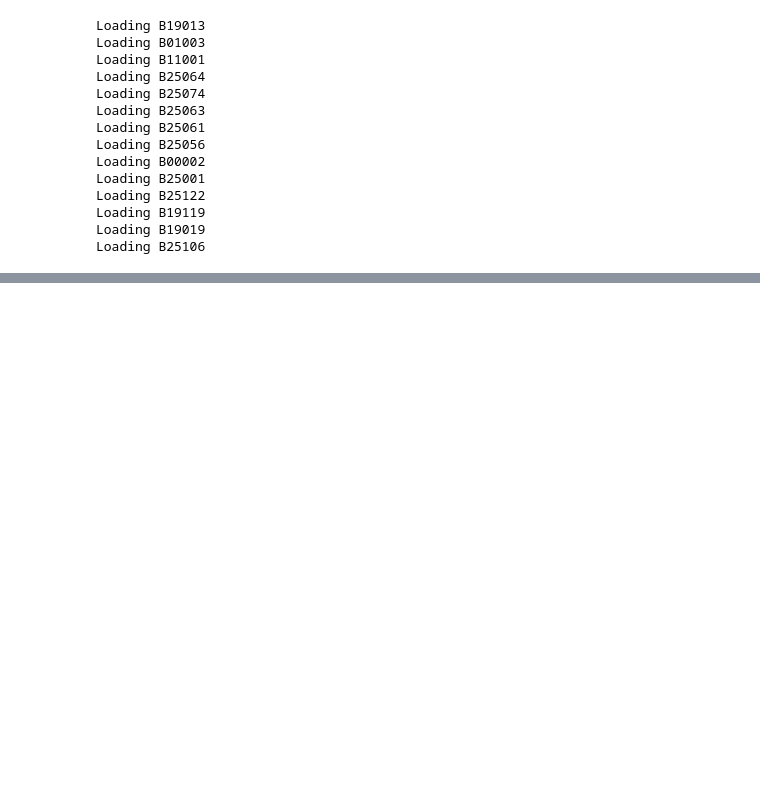
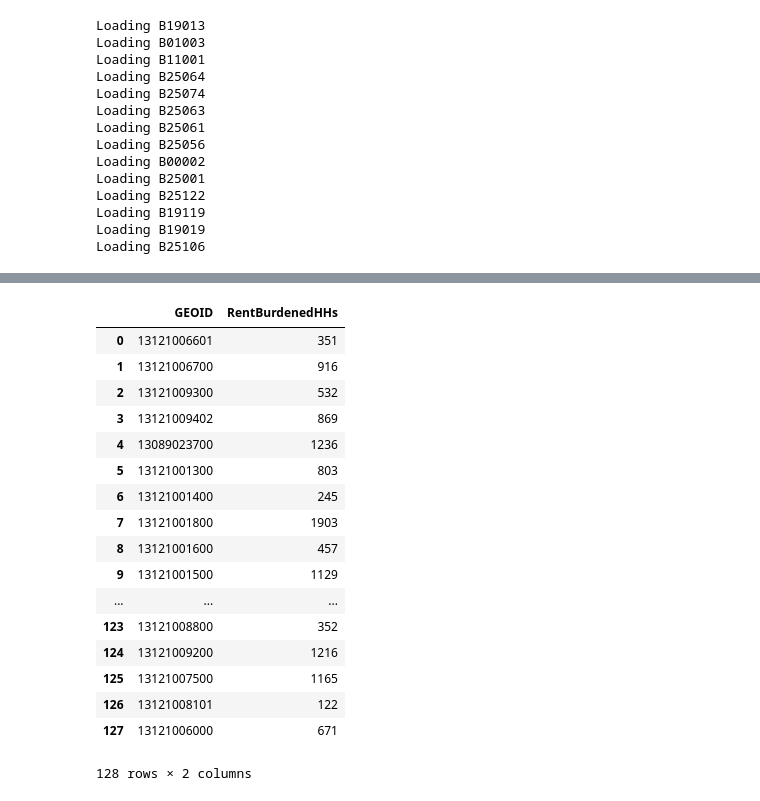
Before and after one commit to anovas2/AAHA, a Jupyter notebook: ETL/main - Alex2.ipynb, the cells around one changed output, grey strips where cells are left out. Drawn from its saved outputs; the diff is of its cells as text; code cells hidden in the pictures; blank space fills up the shorter version.

```diff
--- a/ETL/main - Alex2.ipynb
+++ b/ETL/main - Alex2.ipynb
@@ -318,0 +110,63 @@ KeyError: 1
+# %%
+
+#Pull HOUSEHOLD INCOME BY GROSS RENT AS A PERCENTAGE OF HOUSEHOLD INCOME IN THE PAST 12 MONTHS and group by year
+housingburdened = alltables['B25074']
+
+housingburdenedhhs = pd.DataFrame()
+
+# only keep the related columns
+cols_of_sum=['HOUSEHOLD INCOME BY GROSS RENT AS A PERCENTAGE OF HOUSEHOLD INCOME IN THE PAST 12 MONTHS_Estimate!!Total!!Less than $10,000',\
+       'HOUSEHOLD INCOME BY GROSS RENT AS A PERCENTAGE OF HOUSEHOLD INCOME IN THE PAST 12 MONTHS_Estimate!!Total!!Less than $10,000!!Less than 20.0 percent',\
+       'HOUSEHOLD INCOME BY GROSS RENT AS A PERCENTAGE OF HOUSEHOLD INCOME IN THE PAST 12 MONTHS_Estimate!!Total!!Less than $10,000!!20.0 to 24.9 percent',\
+       'HOUSEHOLD INCOME BY GROSS RENT AS A PERCENTAGE OF HOUSEHOLD INCOME IN THE PAST 12 MONTHS_Estimate!!Total!!Less than $10,000!!25.0 to 29.9 percent',\
+       'HOUSEHOLD INCOME BY GROSS RENT AS A PERCENTAGE OF HOUSEHOLD INCOME IN THE PAST 12 MONTHS_Estimate!!Total!!Less than $10,000!!30.0 to 34.9 percent',\
+       'HOUSEHOLD INCOME BY GROSS RENT AS A PERCENTAGE OF HOUSEHOLD INCOME IN THE PAST 12 MONTHS_Estimate!!Total!!Less than $10,000!!35.0 to 39.9 percent',\
+       'HOUSEHOLD INCOME BY GROSS RENT AS A PERCENTAGE OF HOUSEHOLD INCOME IN THE PAST 12 MONTHS_Estimate!!Total!!Less than $10,000!!40.0 to 49.9 percent',\
+       'HOUSEHOLD INCOME BY GROSS RENT AS A PERCENTAGE OF HOUSEHOLD INCOME IN THE PAST 12 MONTHS_Estimate!!Total!!Less than $10,000!!50.0 percent or more',\
+       'HOUSEHOLD INCOME BY GROSS RENT AS A PERCENTAGE OF HOUSEHOLD INCOME IN THE PAST 12 MONTHS_Estimate!!Total!!$10,000 to $19,999!!Less than 20.0 percent',\
+       'HOUSEHOLD INCOME BY GROSS RENT AS A PERCENTAGE OF HOUSEHOLD INCOME IN THE PAST 12 MONTHS_Estimate!!Total!!$10,000 to $19,999!!20.0 to 24.9 percent',\
+       'HOUSEHOLD INCOME BY GROSS RENT AS A PERCENTAGE OF HOUSEHOLD INCOME IN THE PAST 12 MONTHS_Estimate!!Total!!$10,000 to $19,999!!25.0 to 29.9 percent',\
+       'HOUSEHOLD INCOME BY GROSS RENT AS A PERCENTAGE OF HOUSEHOLD INCOME IN THE PAST 12 MONTHS_Estimate!!Total!!$10,000 to $19,999!!30.0 to 34.9 percent',\
+       'HOUSEHOLD INCOME BY GROSS RENT AS A PERCENTAGE OF HOUSEHOLD INCOME IN THE PAST 12 MONTHS_Estimate!!Total!!$10,000 to $19,999!!35.0 to 39.9 percent',\
+       'HOUSEHOLD INCOME BY GROSS RENT AS A PERCENTAGE OF HOUSEHOLD INCOME IN THE PAST 12 MONTHS_Estimate!!Total!!$10,000 to $19,999!!40.0 to 49.9 percent',\
+       'HOUSEHOLD INCOME BY GROSS RENT AS A PERCENTAGE OF HOUSEHOLD INCOME IN THE PAST 12 MONTHS_Estimate!!Total!!$10,000 to $19,999!!50.0 percent or more',\
+       'HOUSEHOLD INCOME BY GROSS RENT AS A PERCENTAGE OF HOUSEHOLD INCOME IN THE PAST 12 MONTHS_Estimate!!Total!!$20,000 to $34,999!!Less than 20.0 percent',\
+       'HOUSEHOLD INCOME BY GROSS RENT AS A PERCENTAGE OF HOUSEHOLD INCOME IN THE PAST 12 MONTHS_Estimate!!Total!!$20,000 to $34,999!!20.0 to 24.9 percent',\
+       'HOUSEHOLD INCOME BY GROSS RENT AS A PERCENTAGE OF HOUSEHOLD INCOME IN THE PAST 12 MONTHS_Estimate!!Total!!$20,000 to $34,999!!25.0 to 29.9 percent',\
+       'HOUSEHOLD INCOME BY GROSS RENT AS A PERCENTAGE OF HOUSEHOLD INCOME IN THE PAST 12 MONTHS_Estimate!!Total!!$20,000 to $34,999!!30.0 to 34.9 percent',\
+       'HOUSEHOLD INCOME BY GROSS RENT AS A PERCENTAGE OF HOUSEHOLD INCOME IN THE PAST 12 MONTHS_Estimate!!Total!!$20,000 to $34,999!!35.0 to 39.9 percent',\
+       'HOUSEHOLD INCOME BY GROSS RENT AS A PERCENTAGE OF HOUSEHOLD INCOME IN THE PAST 12 MONTHS_Estimate!!Total!!$20,000 to $34,999!!40.0 to 49.9 percent',\
+       'HOUSEHOLD INCOME BY GROSS RENT AS A PERCENTAGE OF HOUSEHOLD INCOME IN THE PAST 12 MONTHS_Estimate!!Total!!$20,000 to $34,999!!50.0 percent or more',\
+       'HOUSEHOLD INCOME BY GROSS RENT AS A PERCENTAGE OF HOUSEHOLD INCOME IN THE PAST 12 MONTHS_Estimate!!Total!!$35,000 to $49,999!!Less than 20.0 percent',\
+       'HOUSEHOLD INCOME BY GROSS RENT AS A PERCENTAGE OF HOUSEHOLD INCOME IN THE PAST 12 MONTHS_Estimate!!Total!!$35,000 to $49,999!!20.0 to 24.9 percent',\
+       'HOUSEHOLD INCOME BY GROSS RENT AS A PERCENTAGE OF HOUSEHOLD INCOME IN THE PAST 12 MONTHS_Estimate!!Total!!$35,000 to $49,999!!25.0 to 29.9 percent',\
+       'HOUSEHOLD INCOME BY GROSS RENT AS A PERCENTAGE OF HOUSEHOLD INCOME IN THE PAST 12 MONTHS_Estimate!!Total!!$35,000 to $49,999!!30.0 to 34.9 percent',\
+       'HOUSEHOLD INCOME BY GROSS RENT AS A PERCENTAGE OF HOUSEHOLD INCOME IN THE PAST 12 MONTHS_Estimate!!Total!!$35,000 to $49,999!!35.0 to 39.9 percent',\
+       'HOUSEHOLD INCOME BY GROSS RENT AS A PERCENTAGE OF HOUSEHOLD INCOME IN THE PAST 12 MONTHS_Estimate!!Total!!$35,000 to $49,999!!40.0 to 49.9 percent',\
+       'HOUSEHOLD INCOME BY GROSS RENT AS A PERCENTAGE OF HOUSEHOLD INCOME IN THE PAST 12 MONTHS_Estimate!!Total!!$35,000 to $49,999!!50.0 percent or more']
+
+# lowincomehhs = percentrentbyincome[cols_of_interest]
+housingburdenedhhs['GEOID'] = housingburdened['GEOID']
+housingburdenedhhs['RentBurdenedHHs'] = housingburdened[cols_of_sum].sum(axis=1)
+
+# clean_HUDcsv.rename(columns={'Code': 'GEOID'},inplace=True)
+housingburdenedhhs
+# %% [output]
+|  | GEOID | RentBurdenedHHs |
+| 0 | 13121006601 | 351 |
+| 1 | 13121006700 | 916 |
+| 2 | 13121009300 | 532 |
+| 3 | 13121009402 | 869 |
+| 4 | 13089023700 | 1236 |
+| 5 | 13121001300 | 803 |
+| 6 | 13121001400 | 245 |
+| 7 | 13121001800 | 1903 |
+| 8 | 13121001600 | 457 |
+| 9 | 13121001500 | 1129 |
+| ... | ... | ... |
+| 123 | 13121008800 | 352 |
+| 124 | 13121009200 | 1216 |
+| 125 | 13121007500 | 1165 |
+| 126 | 13121008101 | 122 |
+| 127 | 13121006000 | 671 |
+128 rows × 2 columns
```
Also changed, not shown: parts of 8 cells of this notebook, 2 other files.
